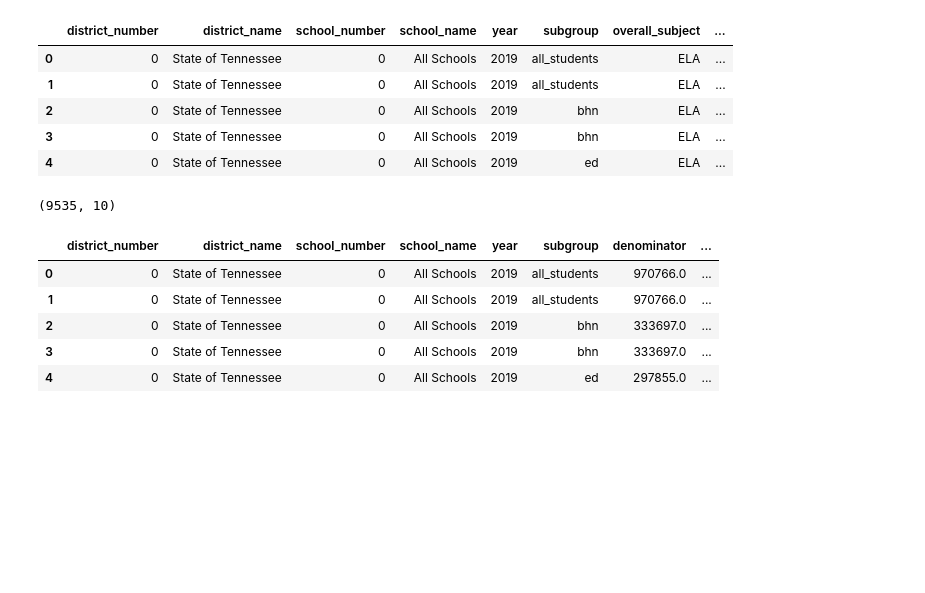
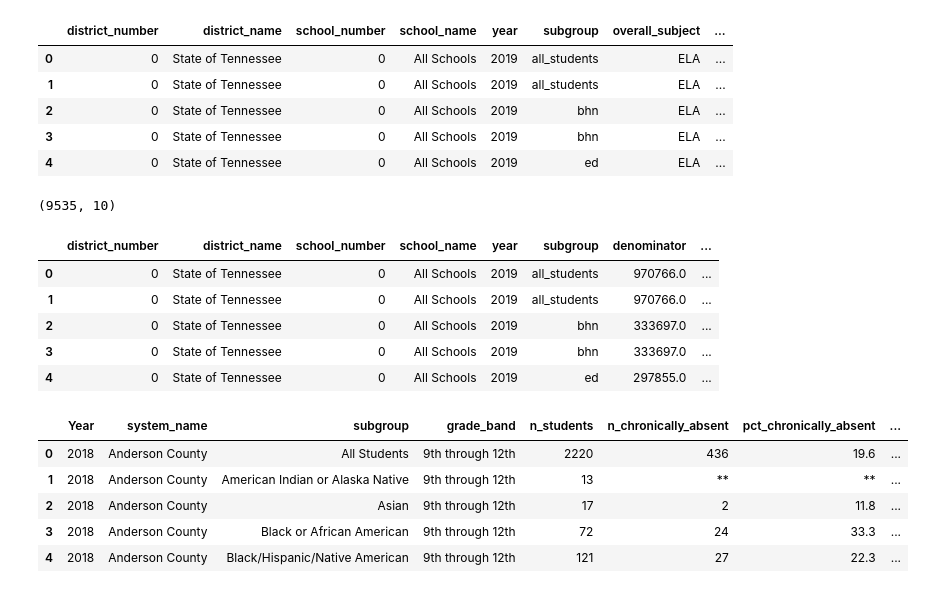
Before and after one commit to jnketiah89/FINALCAPSTONE, a Jupyter notebook: notebook/EDA_chronic_absenteeism.ipynb, the cells around one changed output. Cells and saved outputs as stored; diff of their text form; code cells hidden in the pictures; blank space fills up the shorter version.

```diff
--- a/notebook/EDA_chronic_absenteeism.ipynb
+++ b/notebook/EDA_chronic_absenteeism.ipynb
@@ -260,0 +273,11 @@ reportcard2018_2019abs.head()
+# %%
+merged_absenteeism = pd.concat([absenteeism2017_2018, absenteeism2018_2019, absenteeism2019_2020, absenteeism2020_2021, absenteeism2021_2022], axis=0)
+# %%
+merged_absenteeism.head()
+# %% [output]
+|  | Year | system_name | subgroup | grade_band | n_students | n_chronically_absent | pct_chronically_absent | ... |
+| 0 | 2018 | Anderson County | All Students | 9th through 12th | 2220 | 436 | 19.6 | ... |
+| 1 | 2018 | Anderson County | American Indian or Alaska Native | 9th through 12th | 13 | ** | ** | ... |
+| 2 | 2018 | Anderson County | Asian | 9th through 12th | 17 | 2 | 11.8 | ... |
+| 3 | 2018 | Anderson County | Black or African American | 9th through 12th | 72 | 24 | 33.3 | ... |
+| 4 | 2018 | Anderson County | Black/Hispanic/Native American | 9th through 12th | 121 | 27 | 22.3 | ... |
```
Also changed, not shown: parts of 60 cells of this notebook.
